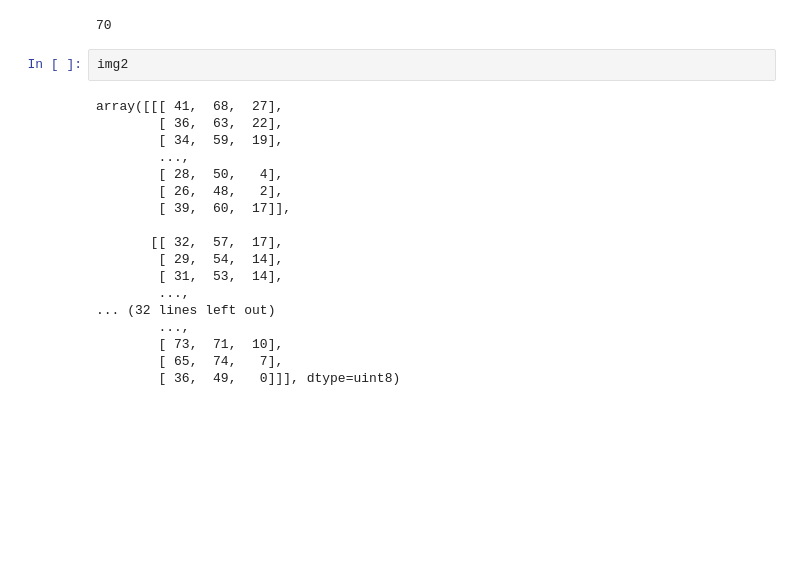
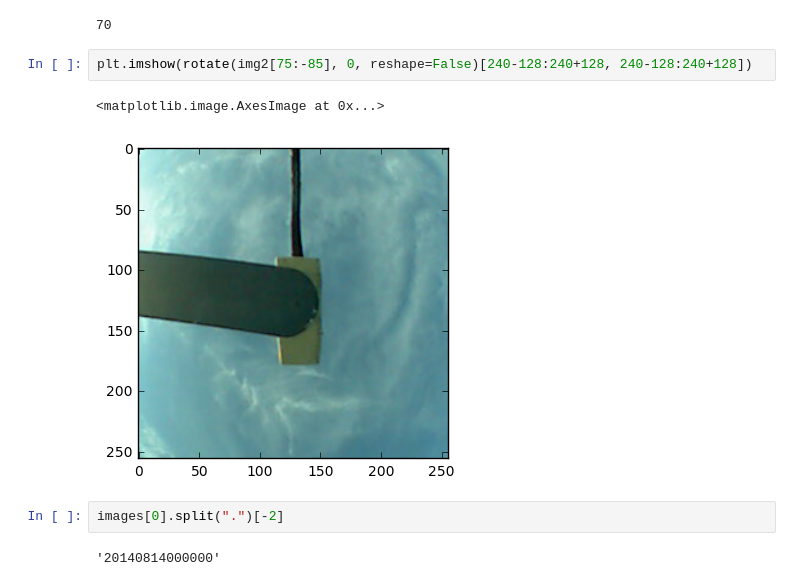
Before and after one commit to djgagne/deepsky, a Jupyter notebook: notebooks/TSI Analysis.ipynb, the cells around one changed output. Drawn from its saved outputs; the diff is of its cells as text; blank space fills up the shorter version.

```diff
--- a/notebooks/TSI Analysis.ipynb
+++ b/notebooks/TSI Analysis.ipynb
@@ -124,23 +125,12 @@ plt.imshow(np.where(img2[75:-85,:,0] * dist_from_center_3[:, :, 0] < 70, 0, img2
 threshold_otsu(img2[75:-85, :, 0] * dist_from_center_3[:, :, 0])
 # %% [output]
 70
-# %%
-img2
-# %% [output]
-array([[[ 41,  68,  27],
-        [ 36,  63,  22],
-        [ 34,  59,  19],
-        ...,
-        [ 28,  50,   4],
-        [ 26,  48,   2],
-        [ 39,  60,  17]],
-
-       [[ 32,  57,  17],
-        [ 29,  54,  14],
-        [ 31,  53,  14],
-        ...,
-... (32 lines left out)
-        ...,
-        [ 73,  71,  10],
-        [ 65,  74,   7],
-        [ 36,  49,   0]]], dtype=uint8)
+# %%
+plt.imshow(rotate(img2[75:-85], 0, reshape=False)[240-128:240+128, 240-128:240+128])
+# %% [output]
+<matplotlib.image.AxesImage at 0x...>
+[figure, added]
+# %%
+images[0].split(".")[-2]
+# %% [output]
+'20140814000000'
```
Also changed, not shown: parts of 4 cells of this notebook, 2 other files.
